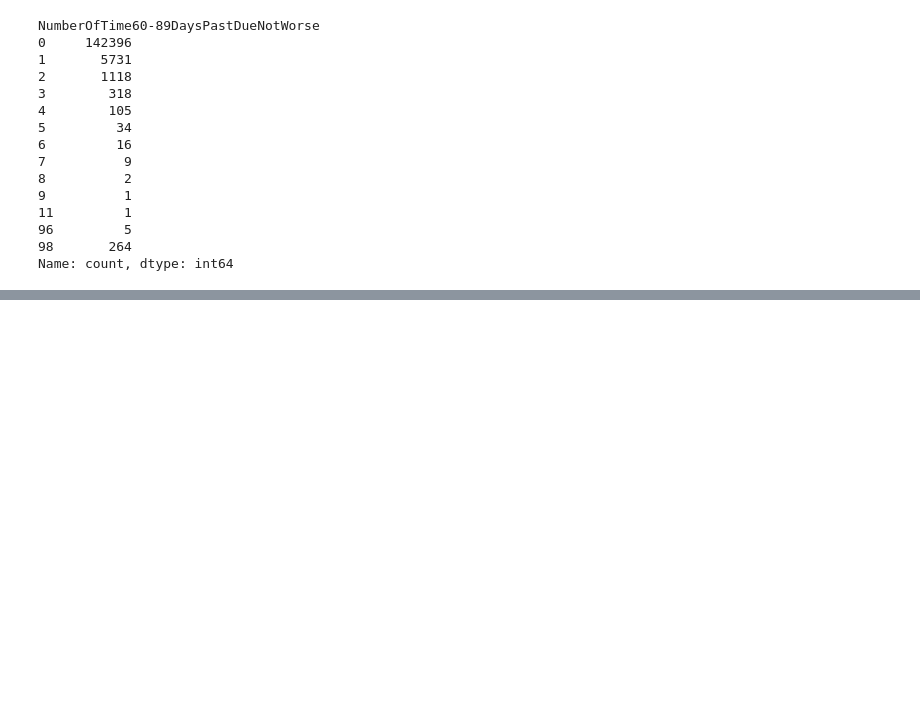
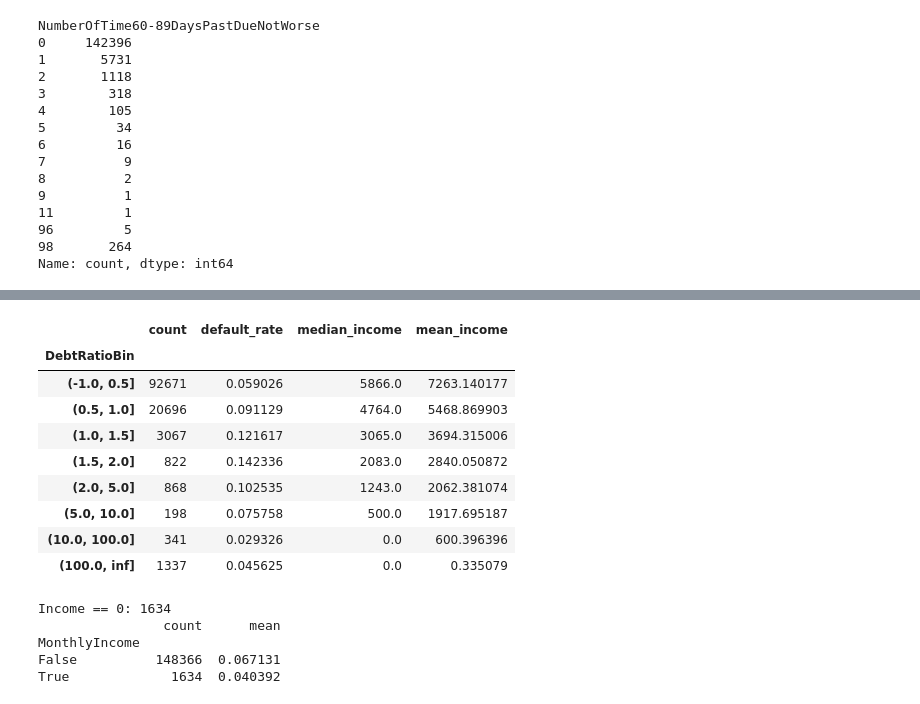
Before and after one commit to tomas-charvat/Give_me_some_credit, a Jupyter notebook: notebooks/logistic_regression.ipynb, the cells around one changed output, grey strips where cells are left out. Drawn from its saved outputs; the diff is of its cells as text; code cells hidden in the pictures; blank space fills up the shorter version.

```diff
--- a/notebooks/logistic_regression.ipynb
+++ b/notebooks/logistic_regression.ipynb
@@ -159,0 +1169,40 @@ training_data.loc[
+# %%
+#porad zustava dost radku kde income je 0 a to pak inflatuje jejich debt ratio
+bins = [-1, 0.5, 1, 1.5, 2, 5, 10, 100, np.inf]
+
+debt_eda.assign(
+    DebtRatioBin=pd.cut(debt_eda["DebtRatio"], bins=bins)
+).groupby(
+    "DebtRatioBin",
+    observed=True
+).agg(
+    count=("SeriousDlqin2yrs", "size"),
+    default_rate=("SeriousDlqin2yrs", "mean"),
+    median_income=("MonthlyIncome", "median"),
+    mean_income=("MonthlyIncome", "mean")
+)
+# %% [output]
+|  | count | default_rate | median_income | mean_income |
+| DebtRatioBin |  |  |  |  |
+| (-1.0, 0.5] | 92671 | 0.059026 | 5866.0 | 7263.140177 |
+| (0.5, 1.0] | 20696 | 0.091129 | 4764.0 | 5468.869903 |
+| (1.0, 1.5] | 3067 | 0.121617 | 3065.0 | 3694.315006 |
+| (1.5, 2.0] | 822 | 0.142336 | 2083.0 | 2840.050872 |
+| (2.0, 5.0] | 868 | 0.102535 | 1243.0 | 2062.381074 |
+| (5.0, 10.0] | 198 | 0.075758 | 500.0 | 1917.695187 |
+| (10.0, 100.0] | 341 | 0.029326 | 0.0 | 600.396396 |
+| (100.0, inf] | 1337 | 0.045625 | 0.0 | 0.335079 |
+# %%
+print("Income == 0:", (training_data["MonthlyIncome"] == 0).sum())
+
+print(
+    training_data.groupby(
+        training_data["MonthlyIncome"] == 0
+    )["SeriousDlqin2yrs"].agg(["count", "mean"])
+)
+# %% [output]
+Income == 0: 1634
+                count      mean
+MonthlyIncome
+False          148366  0.067131
+True             1634  0.040392
```
Also changed, not shown: parts of 14 cells of this notebook.
